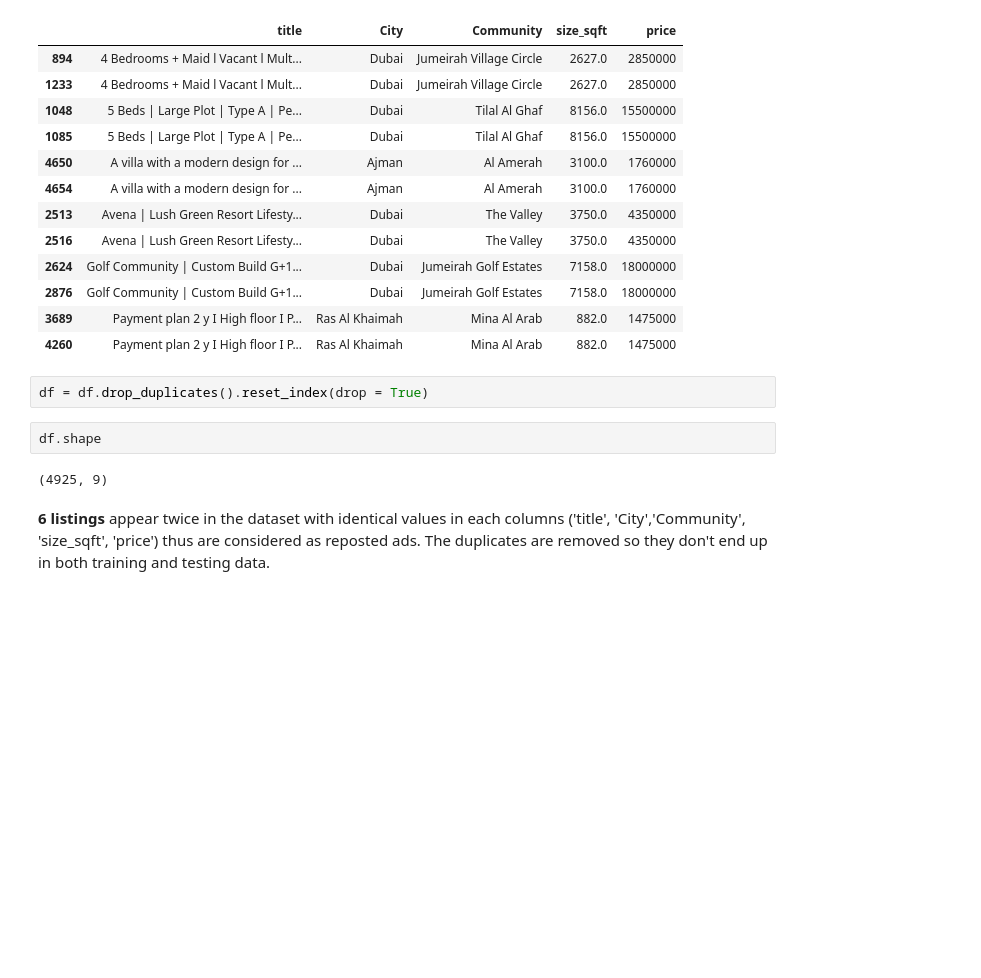
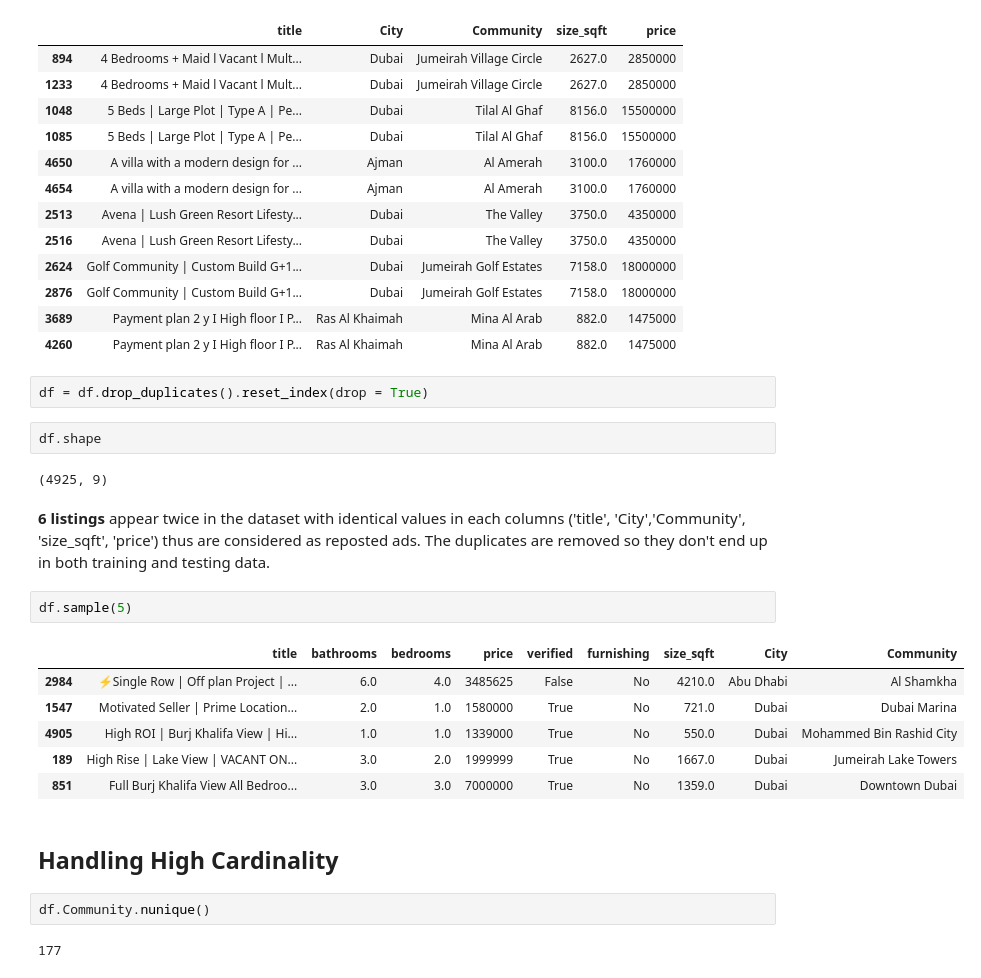
Before and after one commit to mustufah101-cmyk/Dubai-Property-Price-Estimator, a Jupyter notebook: notebook.ipynb, the cells around one changed output. Drawn from its saved outputs; the diff is of its cells as text; blank space fills up the shorter version.

Commit message:
At Feature Engineering figure high cardinality column

```diff
--- a/notebook.ipynb
+++ b/notebook.ipynb
@@ -1326,3 +1326,18 @@ df.shape
 (4925, 9)
 # %% [markdown]
 **6 listings** appear twice in the dataset with identical values in each columns ('title', 'City','Community', 'size_sqft', 'price') thus are considered as reposted ads. The duplicates are removed so they don't end up in both training and testing data.
+# %%
+df.sample(5)
+# %% [output]
+|  | title | bathrooms | bedrooms | price | verified | furnishing | size_sqft | City | Community |
+| 2984 | ⚡Single Row | Off plan Project | ... | 6.0 | 4.0 | 3485625 | False | No | 4210.0 | Abu Dhabi | Al Shamkha |
+| 1547 | Motivated Seller | Prime Location... | 2.0 | 1.0 | 1580000 | True | No | 721.0 | Dubai | Dubai Marina |
+| 4905 | High ROI | Burj Khalifa View | Hi... | 1.0 | 1.0 | 1339000 | True | No | 550.0 | Dubai | Mohammed Bin Rashid City |
+| 189 | High Rise | Lake View | VACANT ON... | 3.0 | 2.0 | 1999999 | True | No | 1667.0 | Dubai | Jumeirah Lake Towers |
+| 851 | Full Burj Khalifa View All Bedroo... | 3.0 | 3.0 | 7000000 | True | No | 1359.0 | Dubai | Downtown Dubai |
+# %% [markdown]
+## Handling High Cardinality
+# %%
+df.Community.nunique()
+# %% [output]
+177
```
Also changed, not shown: parts of 13 cells of this notebook.
